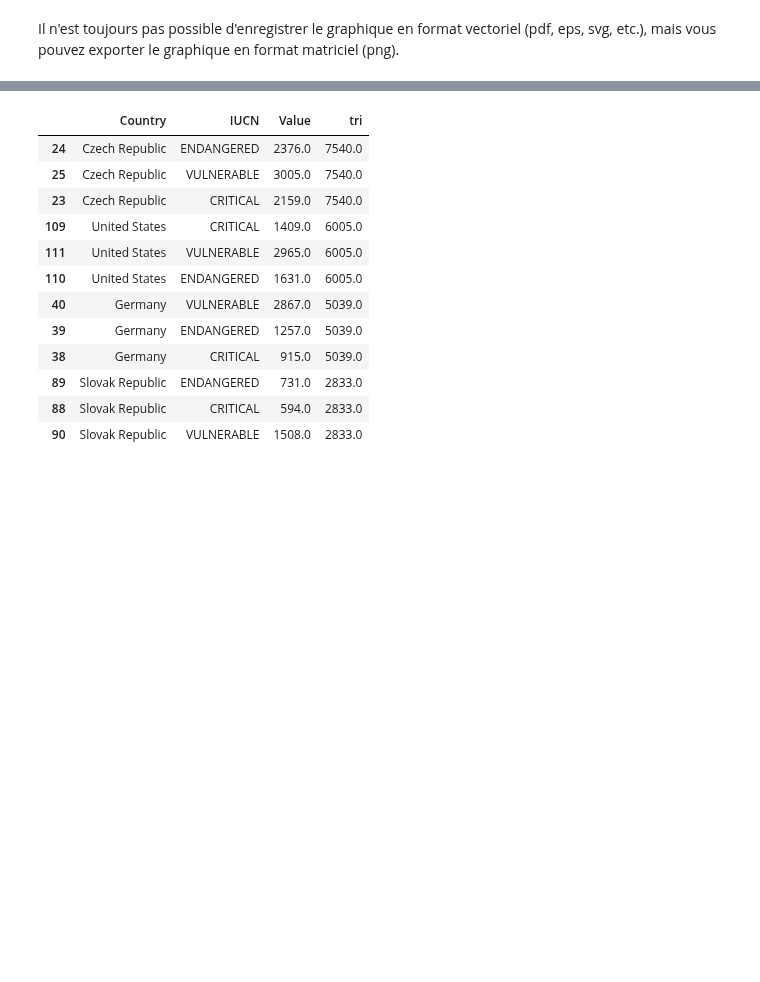
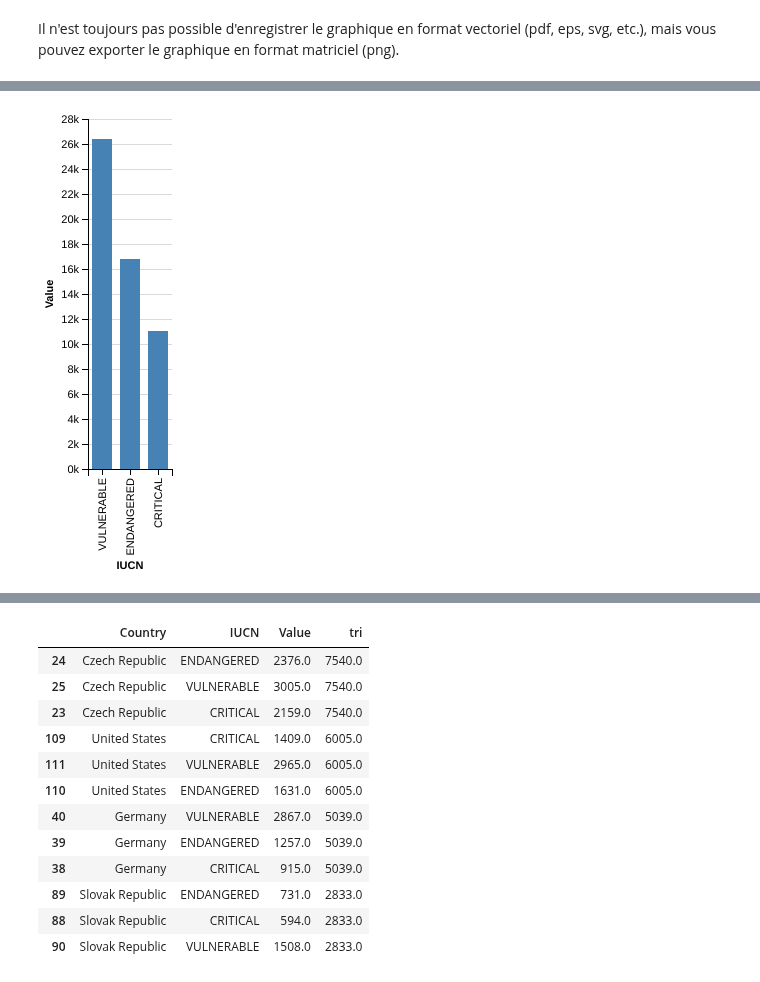
Before and after one commit to essicolo/ecologie-mathematique-Py, a Jupyter notebook: 4_Visualisation/4_Visualisation.ipynb, the cells around one changed output, grey strips where cells are left out. Cells and saved outputs as stored; diff of their text form; code cells hidden in the pictures; blank space fills up the shorter version.

Commit message:
plusieurs graph barres + plan autres graph

```diff
--- a/4_Visualisation/4_Visualisation.ipynb
+++ b/4_Visualisation/4_Visualisation.ipynb
@@ -99,8 +108,8 @@ Pour les catégories nominales, les barres sont préférablement horizontales et
 # %% [markdown]
 Le site de l'OCDE (Organistion pour la coopération et de développement économique) compile de nnombreux types données, dont [des données des espèces menacées recensées par différents pays](https://stats.oecd.org/Index.aspx?DataSetCode=WILD_LIFE).
 # %%
-especes_danger = pd.read_csv('data/WILD_LIFE_17062017210614338.csv', sep=',')
-especes_danger.head()
+especes_menacees = pd.read_csv('data/WILD_LIFE_17062017210614338.csv', sep=',')
+especes_menacees.head()
 # %% [output]
 |  | IUCN | IUCN Category | SPEC | Species | COU | Country | Unit Code | Unit | PowerCode Code | ... |
 | 0 | TOT_KNOWN | Total number of known species | MAMMAL | Mammals | AUS | Australia | NBR | Number | 0 | ... |
@@ -178,3 +190,12 @@ Description des opérations:
 1. `loc` filtre le tableau grâce à la méthode `isin` pour ne retenir que les lignes correspondant aux catégories IUCN que nous désirons retenir, puis sélectionne les colonnes désirées.
 2. `groupby` regroupe les colonnes par pays et par IUCN.
 3. On effectue la somme de ces regroupement, qui par élimination est appliquée à la colonne `Value`.
+# %%
+especes_iucn = especes_menacees.\
+    loc[especes_menacees.IUCN.isin(['ENDANGERED', 'VULNERABLE', 'CRITICAL']),
+        ['IUCN', 'Value']].\
+    groupby('IUCN').\
+    sum()
+especes_iucn.reset_index(inplace=True)
+especes_iucn['Tri'] = [3, 2, 1]
+especes_iucn
@@ -180,0 +207,7 @@ Description des opérations:
+# %%
+iucn_barres = Chart(especes_iucn).\
+    mark_bar().\
+    encode(x = X('IUCN', sort=SortField(field='Tri', order='ascending', op='sum')),
+           y = 'Value')
+iucn_barres
+# %% [output]
@@ -180,0 +215 @@ Description des opérations:
+[figure, added]
```
Also changed, not shown: parts of 39 cells of this notebook, 1 other file.
